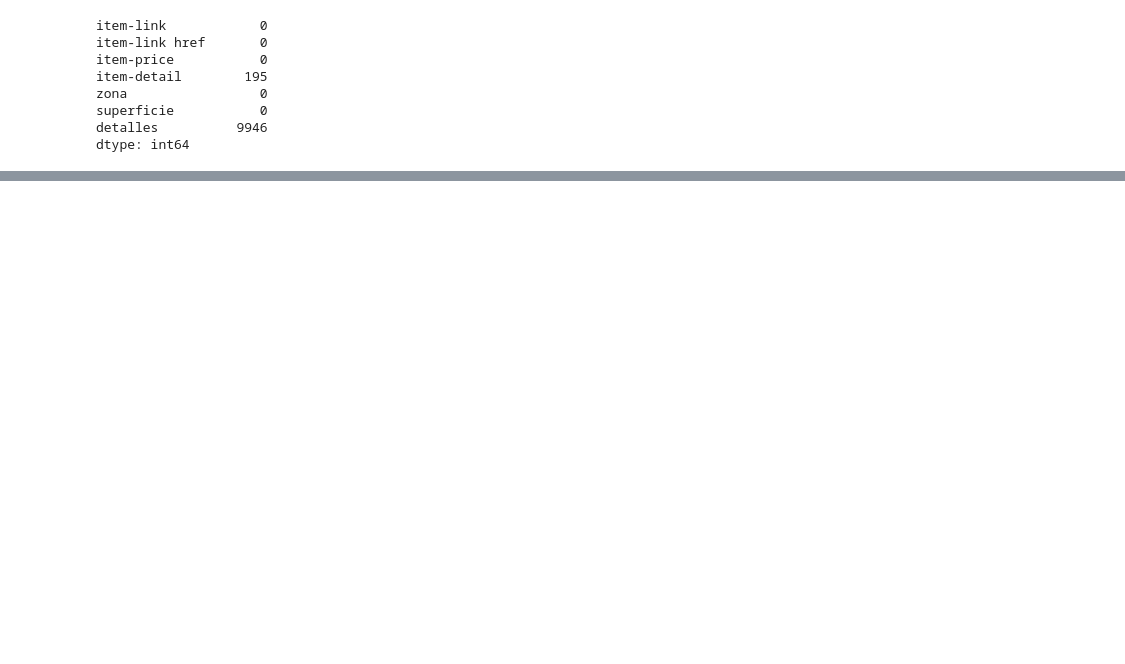
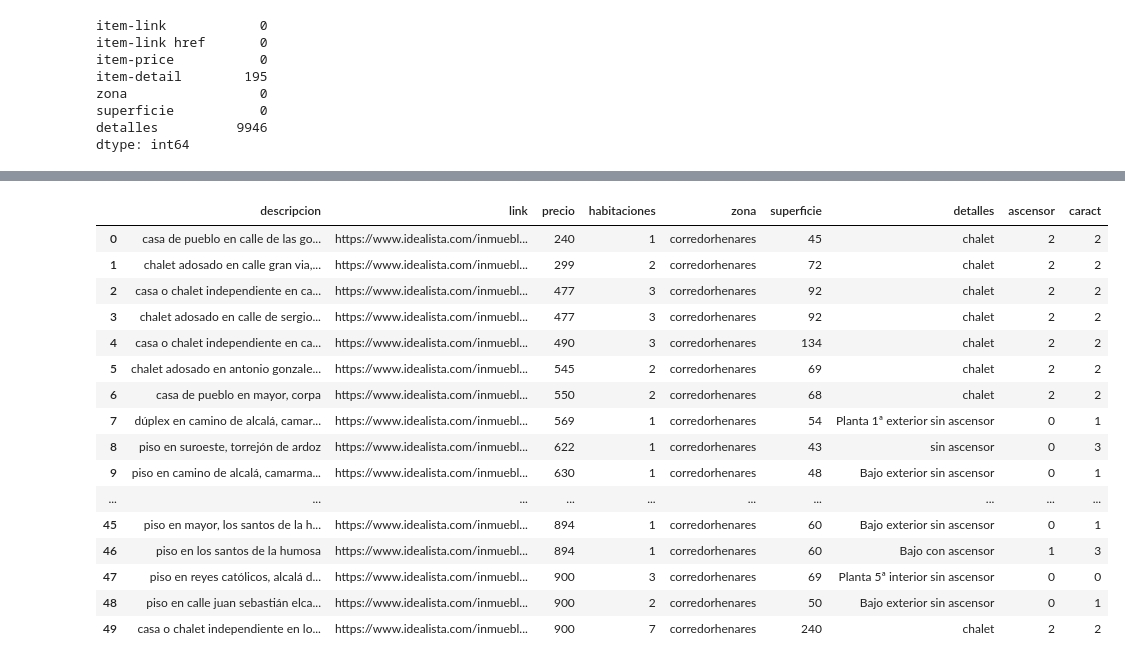
Before and after one commit to Gbau11/Analisis-de-la-vivienda-Idealista, a Jupyter notebook: jupyter/venta_madrid centro/limpieza_madrid_ext - copia.ipynb, the cells around one changed output, grey strips where cells are left out. Cells and saved outputs as stored; diff of their text form; code cells hidden in the pictures; blank space fills up the shorter version.

```diff
--- a/jupyter/venta_madrid centro/limpieza_madrid_ext - copia.ipynb
+++ b/jupyter/venta_madrid centro/limpieza_madrid_ext - copia.ipynb
@@ -496,0 +560,26 @@ filas_con_nulos = df_filtrado[df_filtrado.isnull().any(axis=1)]
+# %%
+chamartin['habitaciones'] = chamartin['habitaciones'].astype(str)
+
+chamartin['habitaciones'] = chamartin['habitaciones'].str.replace('hab.', '')
+
+chamartin['habitaciones'] = pd.to_numeric(chamartin['habitaciones'])
+# %%
+chamartin.head(50)
+# %% [output]
+|  | descripcion | link | precio | habitaciones | zona | superficie | detalles | ascensor | caract |
+| 0 | casa de pueblo en calle de las go... | https://www.idealista.com/inmuebl... | 240 | 1 | corredorhenares | 45 | chalet | 2 | 2 |
+| 1 | chalet adosado en calle gran via,... | https://www.idealista.com/inmuebl... | 299 | 2 | corredorhenares | 72 | chalet | 2 | 2 |
+| 2 | casa o chalet independiente en ca... | https://www.idealista.com/inmuebl... | 477 | 3 | corredorhenares | 92 | chalet | 2 | 2 |
+| 3 | chalet adosado en calle de sergio... | https://www.idealista.com/inmuebl... | 477 | 3 | corredorhenares | 92 | chalet | 2 | 2 |
+| 4 | casa o chalet independiente en ca... | https://www.idealista.com/inmuebl... | 490 | 3 | corredorhenares | 134 | chalet | 2 | 2 |
+| 5 | chalet adosado en antonio gonzale... | https://www.idealista.com/inmuebl... | 545 | 2 | corredorhenares | 69 | chalet | 2 | 2 |
+| 6 | casa de pueblo en mayor, corpa | https://www.idealista.com/inmuebl... | 550 | 2 | corredorhenares | 68 | chalet | 2 | 2 |
+| 7 | dúplex en camino de alcalá, camar... | https://www.idealista.com/inmuebl... | 569 | 1 | corredorhenares | 54 | Planta 1ª exterior sin ascensor | 0 | 1 |
+| 8 | piso en suroeste, torrejón de ardoz | https://www.idealista.com/inmuebl... | 622 | 1 | corredorhenares | 43 | sin ascensor | 0 | 3 |
+| 9 | piso en camino de alcalá, camarma... | https://www.idealista.com/inmuebl... | 630 | 1 | corredorhenares | 48 | Bajo exterior sin ascensor | 0 | 1 |
+| ... | ... | ... | ... | ... | ... | ... | ... | ... | ... |
+| 45 | piso en mayor, los santos de la h... | https://www.idealista.com/inmuebl... | 894 | 1 | corredorhenares | 60 | Bajo exterior sin ascensor | 0 | 1 |
+| 46 | piso en los santos de la humosa | https://www.idealista.com/inmuebl... | 894 | 1 | corredorhenares | 60 | Bajo con ascensor | 1 | 3 |
+| 47 | piso en reyes católicos, alcalá d... | https://www.idealista.com/inmuebl... | 900 | 3 | corredorhenares | 69 | Planta 5ª interior sin ascensor | 0 | 0 |
+| 48 | piso en calle juan sebastián elca... | https://www.idealista.com/inmuebl... | 900 | 2 | corredorhenares | 50 | Bajo exterior sin ascensor | 0 | 1 |
+| 49 | casa o chalet independiente en lo... | https://www.idealista.com/inmuebl... | 900 | 7 | corredorhenares | 240 | chalet | 2 | 2 |
```
Also changed, not shown: parts of 77 cells of this notebook.
